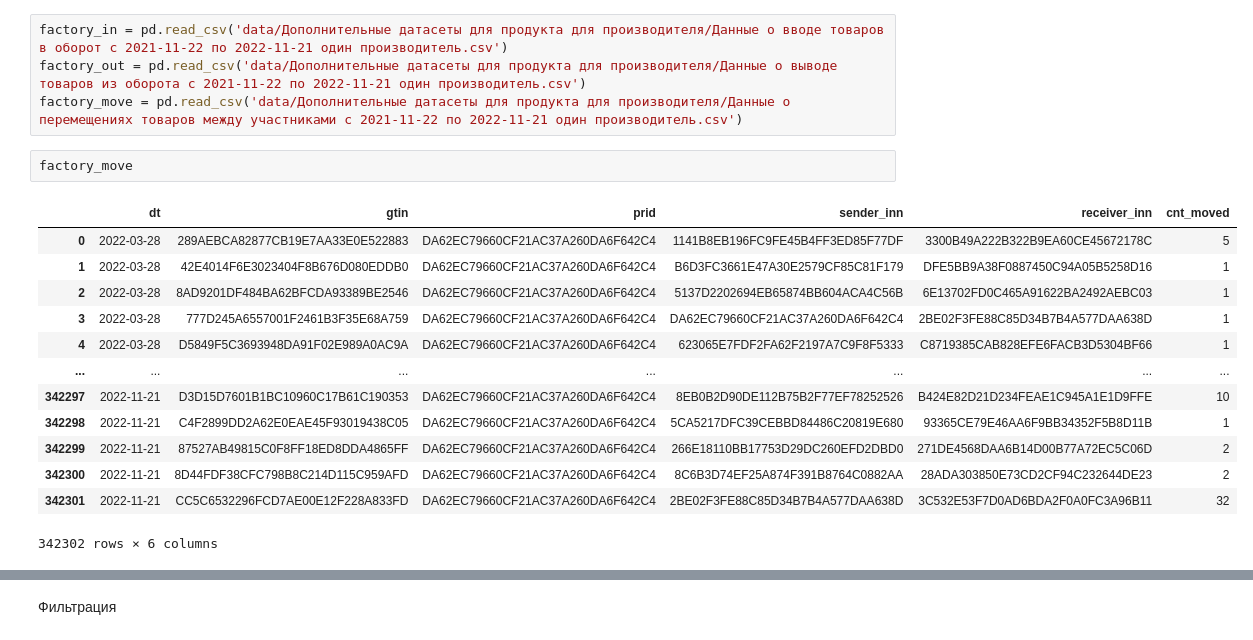
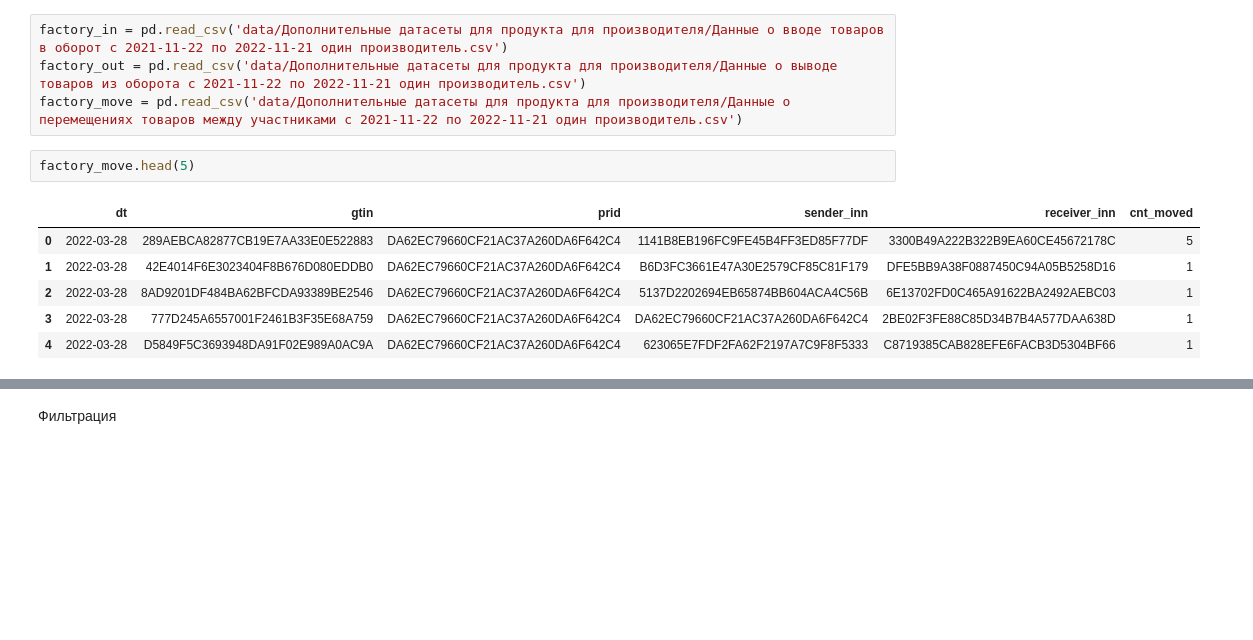
Before and after one commit to MarkingHack2023/MarkingHack2023, a Jupyter notebook: second_eda.ipynb, the cells around one changed output, grey strips where cells are left out. Cells and saved outputs as stored; diff of their text form; blank space fills up the shorter version.

```diff
--- a/second_eda.ipynb
+++ b/second_eda.ipynb
@@ -35,19 +51,12 @@ factory_in = pd.read_csv('data/Дополнительные датасеты д
 factory_out = pd.read_csv('data/Дополнительные датасеты для продукта для производителя/Данные о выводе товаров из оборота с 2021-11-22 по 2022-11-21 один производитель.csv')
 factory_move = pd.read_csv('data/Дополнительные датасеты для продукта для производителя/Данные о перемещениях товаров между участниками с 2021-11-22 по 2022-11-21 один производитель.csv')
 # %%
-factory_move
+factory_move.head(5)
 # %% [output]
 |  | dt | gtin | prid | sender_inn | receiver_inn | cnt_moved |
 | 0 | 2022-03-28 | 289AEBCA82877CB19E7AA33E0E522883 | DA62EC79660CF21AC37A260DA6F642C4 | 1141B8EB196FC9FE45B4FF3ED85F77DF | 3300B49A222B322B9EA60CE45672178C | 5 |
 | 1 | 2022-03-28 | 42E4014F6E3023404F8B676D080EDDB0 | DA62EC79660CF21AC37A260DA6F642C4 | B6D3FC3661E47A30E2579CF85C81F179 | DFE5BB9A38F0887450C94A05B5258D16 | 1 |
 | 2 | 2022-03-28 | 8AD9201DF484BA62BFCDA93389BE2546 | DA62EC79660CF21AC37A260DA6F642C4 | 5137D2202694EB65874BB604ACA4C56B | 6E13702FD0C465A91622BA2492AEBC03 | 1 |
 | 3 | 2022-03-28 | 777D245A6557001F2461B3F35E68A759 | DA62EC79660CF21AC37A260DA6F642C4 | DA62EC79660CF21AC37A260DA6F642C4 | 2BE02F3FE88C85D34B7B4A577DAA638D | 1 |
 | 4 | 2022-03-28 | D5849F5C3693948DA91F02E989A0AC9A | DA62EC79660CF21AC37A260DA6F642C4 | 623065E7FDF2FA62F2197A7C9F8F5333 | C8719385CAB828EFE6FACB3D5304BF66 | 1 |
-| ... | ... | ... | ... | ... | ... | ... |
-| 342297 | 2022-11-21 | D3D15D7601B1BC10960C17B61C190353 | DA62EC79660CF21AC37A260DA6F642C4 | 8EB0B2D90DE112B75B2F77EF78252526 | B424E82D21D234FEAE1C945A1E1D9FFE | 10 |
-| 342298 | 2022-11-21 | C4F2899DD2A62E0EAE45F93019438C05 | DA62EC79660CF21AC37A260DA6F642C4 | 5CA5217DFC39CEBBD84486C20819E680 | 93365CE79E46AA6F9BB34352F5B8D11B | 1 |
-| 342299 | 2022-11-21 | 87527AB49815C0F8FF18ED8DDA4865FF | DA62EC79660CF21AC37A260DA6F642C4 | 266E18110BB17753D29DC260EFD2DBD0 | 271DE4568DAA6B14D00B77A72EC5C06D | 2 |
-| 342300 | 2022-11-21 | 8D44FDF38CFC798B8C214D115C959AFD | DA62EC79660CF21AC37A260DA6F642C4 | 8C6B3D74EF25A874F391B8764C0882AA | 28ADA303850E73CD2CF94C232644DE23 | 2 |
-| 342301 | 2022-11-21 | CC5C6532296FCD7AE00E12F228A833FD | DA62EC79660CF21AC37A260DA6F642C4 | 2BE02F3FE88C85D34B7B4A577DAA638D | 3C532E53F7D0AD6BDA2F0A0FC3A96B11 | 32 |
-342302 rows × 6 columns
 # %%
```
Also changed, not shown: parts of 46 cells of this notebook, 1 other file.
